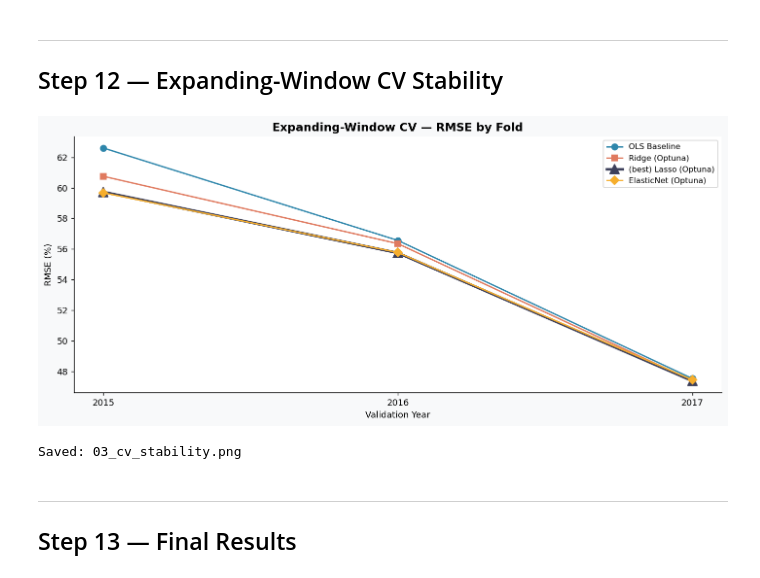
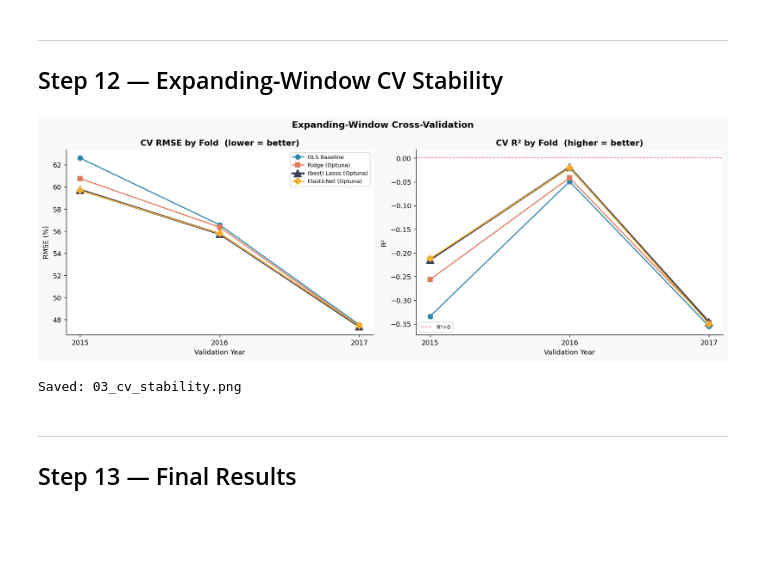
Before and after one commit to ucabeaz/ML_Coursework, a Jupyter notebook: stock_return_prediction_model.ipynb, the cells around one changed output. Cells and saved outputs as stored; diff of their text form; code cells hidden in the pictures; blank space fills up the shorter version.

```diff
--- a/stock_return_prediction_model.ipynb
+++ b/stock_return_prediction_model.ipynb
@@ -456,22 +456,27 @@ pipe_lr = Pipeline([
 ])
 
 print('Expanding-window CV:')
-lr_rmses = []
+lr_rmses, lr_r2s = [], []
 for train_yrs, val_yr in CV_SPLITS:
     tr = train_df['Year'].isin(train_yrs)
     va = train_df['Year'] == val_yr
     pipe_lr.fit(X_train_eng.loc[tr, FINAL_FEATS + CAT_FEATS], y_train.loc[tr])
     preds = pipe_lr.predict(X_train_eng.loc[va, FINAL_FEATS + CAT_FEATS])
     rmse  = np.sqrt(mean_squared_error(y_train.loc[va], preds))
+    r2    = r2_score(y_train.loc[va], preds)
     lr_rmses.append(rmse)
-    print(f'  Train {train_yrs} -> Val {val_yr} | RMSE = {rmse:.4f}')
+    lr_r2s.append(r2)
+    print(f'  Train {train_yrs} -> Val {val_yr} | RMSE = {rmse:.4f}  R² = {r2:.4f}')
 print(f'  Mean CV RMSE : {np.mean(lr_rmses):.4f}')
+print(f'  Mean CV R²   : {np.mean(lr_r2s):.4f}')
 
 # Final fit on full training set
 pipe_lr.fit(X_train_eng[FINAL_FEATS + CAT_FEATS], y_train)
-pred_lr  = pipe_lr.predict(X_test_eng[FINAL_FEATS + CAT_FEATS])
-rmse_lr  = np.sqrt(mean_squared_error(y_test, pred_lr))
+pred_lr   = pipe_lr.predict(X_test_eng[FINAL_FEATS + CAT_FEATS])
+rmse_lr   = np.sqrt(mean_squared_error(y_test, pred_lr))
+r2_lr     = r2_score(y_test, pred_lr)
 print(f'  Test RMSE    : {rmse_lr:.4f}')
+print(f'  Test R²      : {r2_lr:.4f}')
 # %% [output]
 ============================================================
   EXPERIMENT 1 - Baseline OLS Linear Regression
@@ -524,13 +531,13 @@ def make_objective(ModelCls, model_name):
         rmse = cv_rmse(pipe, FINAL_FEATS)
         if np.isnan(rmse):
             raise optuna.exceptions.TrialPruned()
-        return rmse
+        return rmse   # Optuna minimises RMSE only; R² tracked separately for reporting
     return objective
 
 for ModelClass, name in [(Ridge, 'Ridge'), (Lasso, 'Lasso'), (ElasticNet, 'ElasticNet')]:
     print(f'\n-- Tuning {name} ({N_TRIALS} trials) ...')
     study = optuna.create_study(
-        direction='minimize',   # minimise RMSE
+        direction='minimize',
         sampler=optuna.samplers.TPESampler(seed=42),
         pruner=optuna.pruners.MedianPruner(n_warmup_steps=10),
     )
@@ -553,12 +560,15 @@ for ModelClass, name in [(Ridge, 'Ridge'), (Lasso, 'Lasso'), (ElasticNet, 'Elast
 
     preds     = best_pipe.predict(X_test_eng[FINAL_FEATS + CAT_FEATS])
     test_rmse = np.sqrt(mean_squared_error(y_test, preds))
+    test_r2   = r2_score(y_test, preds)
     results_reg[name] = {
         'Best_Params': str(bp),
         'CV_RMSE'    : study.best_value,
         'Test_RMSE'  : test_rmse,
+        'Test_R2'    : test_r2,
     }
     print(f'   Test RMSE      : {test_rmse:.4f}')
+    print(f'   Test R²        : {test_r2:.4f}')
 
 print('\nExperiment 2 complete.')
 # %% [output]
@@ -704,45 +722,55 @@ Best model: Lasso (Optuna)  (RMSE = 58.7933)
 ## Step 12 — Expanding-Window CV Stability
 # %%
 cv_rmse_records = {name: [] for name in all_preds}
+cv_r2_records   = {name: [] for name in all_preds}
 pipe_map = {
     'OLS Baseline'       : pipe_lr,
     'Ridge (Optuna)'     : best_reg_pipes['Ridge'],
     'Lasso (Optuna)'     : best_reg_pipes['Lasso'],
     'ElasticNet (Optuna)': best_reg_pipes['ElasticNet'],
 }
 val_years = [v for _, v in CV_SPLITS]
 
 for name, pipe in pipe_map.items():
     for train_yrs, val_yr in CV_SPLITS:
         tr = train_df['Year'].isin(train_yrs)
         va = train_df['Year'] == val_yr
         pipe.fit(X_train_eng.loc[tr, FINAL_FEATS + CAT_FEATS], y_train.loc[tr])
         preds = pipe.predict(X_train_eng.loc[va, FINAL_FEATS + CAT_FEATS])
-        rmse  = np.sqrt(mean_squared_error(y_train.loc[va], preds))
-        cv_rmse_records[name].append(rmse)
+        cv_rmse_records[name].append(np.sqrt(mean_squared_error(y_train.loc[va], preds)))
+        cv_r2_records[name].append(r2_score(y_train.loc[va], preds))
 
-fig, ax = plt.subplots(figsize=(11, 5), facecolor='#F8F9FA')
-styles  = ['-o', '-s', '-^', '-D']
-colors  = ['#2E86AB', '#E07A5F', '#3D405B', '#F6AE2D']
+fig, axes = plt.subplots(1, 2, figsize=(14, 5), facecolor='#F8F9FA')
+styles = ['-o', '-s', '-^', '-D']
+colors = ['#2E86AB', '#E07A5F', '#3D405B', '#F6AE2D']
 
 for (name, rmses), ls, col in zip(cv_rmse_records.items(), styles, colors):
     lw  = 3.0 if name == best_model else 1.6
     ms  = 11  if name == best_model else 7
     lbl = f'(best) {name}' if name == best_model else name
-    ax.plot(val_years, rmses, ls, label=lbl, color=col, linewidth=lw, markersize=ms)
+    axes[0].plot(val_years, rmses, ls, label=lbl, color=col, linewidth=lw, markersize=ms)
 
-ax.set_title('Expanding-Window CV — RMSE by Fold',
-             fontsize=13, fontweight='bold')
-ax.set_xlabel('Validation Year')
-ax.set_ylabel('RMSE (%)')
-ax.legend(fontsize=9)
-ax.set_xticks(val_years)
+for (name, r2s), ls, col in zip(cv_r2_records.items(), styles, colors):
+    lw  = 3.0 if name == best_model else 1.6
+    ms  = 11  if name == best_model else 7
+    axes[1].plot(val_years, r2s, ls, color=col, linewidth=lw, markersize=ms)
+
+axes[0].set_title('CV RMSE by Fold  (lower = better)', fontweight='bold')
+axes[0].set_xlabel('Validation Year'); axes[0].set_ylabel('RMSE (%)')
+axes[0].legend(fontsize=8); axes[0].set_xticks(val_years)
+
+axes[1].set_title('CV R² by Fold  (higher = better)', fontweight='bold')
+axes[1].set_xlabel('Validation Year'); axes[1].set_ylabel('R²')
+axes[1].axhline(0, color='crimson', linestyle='--', linewidth=1, alpha=0.7, label='R²=0')
+axes[1].legend(fontsize=8); axes[1].set_xticks(val_years)
+
+plt.suptitle('Expanding-Window Cross-Validation', fontsize=13, fontweight='bold')
 plt.tight_layout()
 plt.savefig('03_cv_stability.png', bbox_inches='tight', dpi=150)
 plt.show()
 print('Saved: 03_cv_stability.png')
 # %% [output]
-[figure, old version]
+[figure, new version]
 Saved: 03_cv_stability.png
 # %% [markdown]
 ---
```
Also changed, not shown: parts of 6 cells of this notebook.
